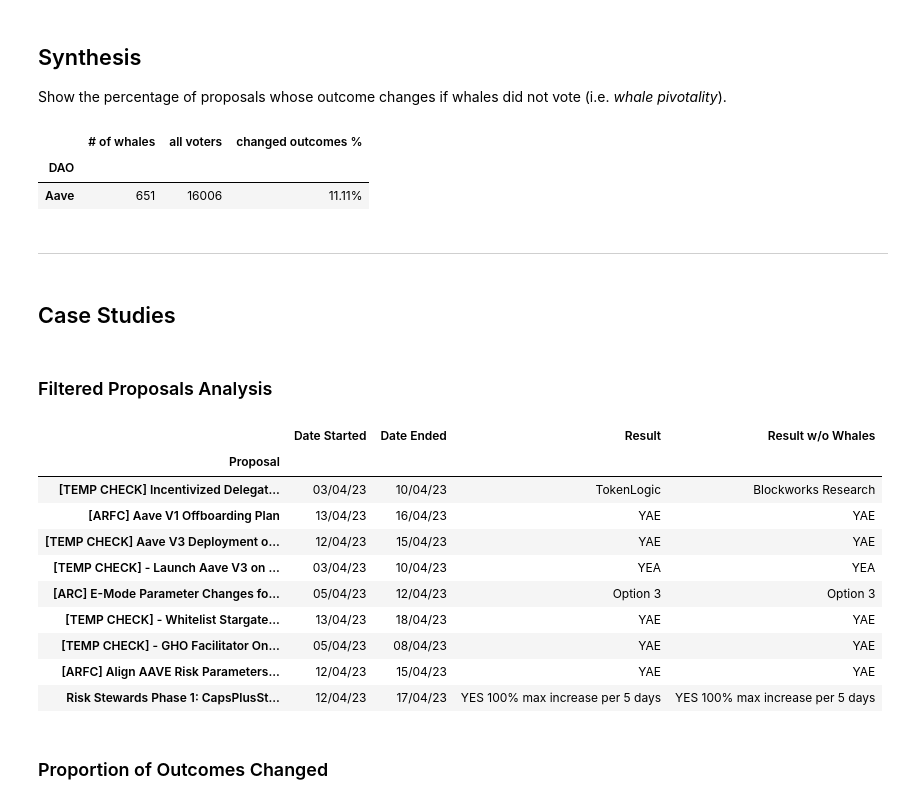
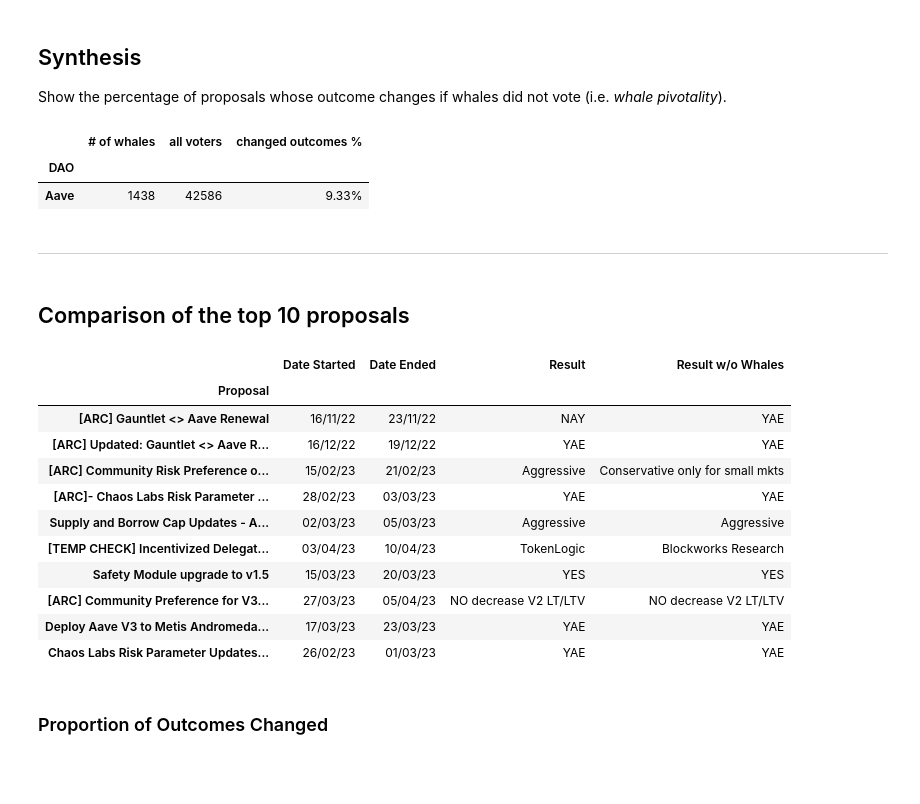
Before and after one commit to acemasterjb/gov_analysis, a Jupyter notebook: report/_sources/aave_proposals.ipynb, the cells around one changed output. Cells and saved outputs as stored; diff of their text form; code cells hidden in the pictures; blank space fills up the shorter version.

Commit message:
deploy: 1c782fc94dc04e28db4f0d9ef63a233f5216c028

```diff
--- a/report/_sources/aave_proposals.ipynb
+++ b/report/_sources/aave_proposals.ipynb
@@ -82,7 +84,7 @@ for score_difference in score_differences:
                 "Result w/o Whales"
             ],
         ).astype({"total_vp": "float64"}, copy=False
-        ).sort_values(["whale_vp_proportion","total_vp"], ascending=False)
+        ).sort_values(["total_vp"], ascending=False)
 
         changed_outcome_proportions[organization] = score_differences_dfs[organization]["outcome_changed"].value_counts(normalize=True)[True]
 
@@ -131,27 +133,27 @@ dao_overview
 # %% [output]
 |  | # of whales | all voters | changed outcomes % |
 | DAO |  |  |  |
-| Aave | 651 | 16006 | 11.11% |
+| Aave | 1438 | 42586 | 9.33% |
 # %% [markdown]
 ---
-# %% [markdown]
-## Case Studies
-# %% [markdown]
-### Filtered Proposals Analysis
+# %% [markdown]
+## Comparison of the top 10 proposals
 # %%
+score_differences_dfs["Aave"] = score_differences_dfs["Aave"].iloc[:10]
 HTML(score_differences_dfs["Aave"].rename(lambda index: score_differences_dfs["Aave"].loc[index]["Title"]).drop(["score_differences", "total_vp", "whale_vp_proportion", "Title"], axis=1).to_html(render_links=True, escape=False))
 # %% [output]
 |  | Date Started | Date Ended | Result | Result w/o Whales |
 | Proposal |  |  |  |  |
+| [ARC] Gauntlet <> Aave Renewal | 16/11/22 | 23/11/22 | NAY | YAE |
+| [ARC] Updated: Gauntlet <> Aave R... | 16/12/22 | 19/12/22 | YAE | YAE |
+| [ARC] Community Risk Preference o... | 15/02/23 | 21/02/23 | Aggressive | Conservative only for small mkts |
+| [ARC]- Chaos Labs Risk Parameter ... | 28/02/23 | 03/03/23 | YAE | YAE |
+| Supply and Borrow Cap Updates - A... | 02/03/23 | 05/03/23 | Aggressive | Aggressive |
 | [TEMP CHECK] Incentivized Delegat... | 03/04/23 | 10/04/23 | TokenLogic | Blockworks Research |
-| [ARFC] Aave V1 Offboarding Plan | 13/04/23 | 16/04/23 | YAE | YAE |
-| [TEMP CHECK] Aave V3 Deployment o... | 12/04/23 | 15/04/23 | YAE | YAE |
-| [TEMP CHECK] - Launch Aave V3 on ... | 03/04/23 | 10/04/23 | YEA | YEA |
-| [ARC] E-Mode Parameter Changes fo... | 05/04/23 | 12/04/23 | Option 3 | Option 3 |
-| [TEMP CHECK] - Whitelist Stargate... | 13/04/23 | 18/04/23 | YAE | YAE |
-| [TEMP CHECK] - GHO Facilitator On... | 05/04/23 | 08/04/23 | YAE | YAE |
-| [ARFC] Align AAVE Risk Parameters... | 12/04/23 | 15/04/23 | YAE | YAE |
-| Risk Stewards Phase 1: CapsPlusSt... | 12/04/23 | 17/04/23 | YES 100% max increase per 5 days | YES 100% max increase per 5 days |
+| Safety Module upgrade to v1.5 | 15/03/23 | 20/03/23 | YES | YES |
+| [ARC] Community Preference for V3... | 27/03/23 | 05/04/23 | NO decrease V2 LT/LTV | NO decrease V2 LT/LTV |
+| Deploy Aave V3 to Metis Andromeda... | 17/03/23 | 23/03/23 | YAE | YAE |
+| Chaos Labs Risk Parameter Updates... | 26/02/23 | 01/03/23 | YAE | YAE |
 # %% [markdown]
 ### Proportion of Outcomes Changed
 # %%
```
Also changed, not shown: parts of 46 cells of this notebook, 3 other files.
